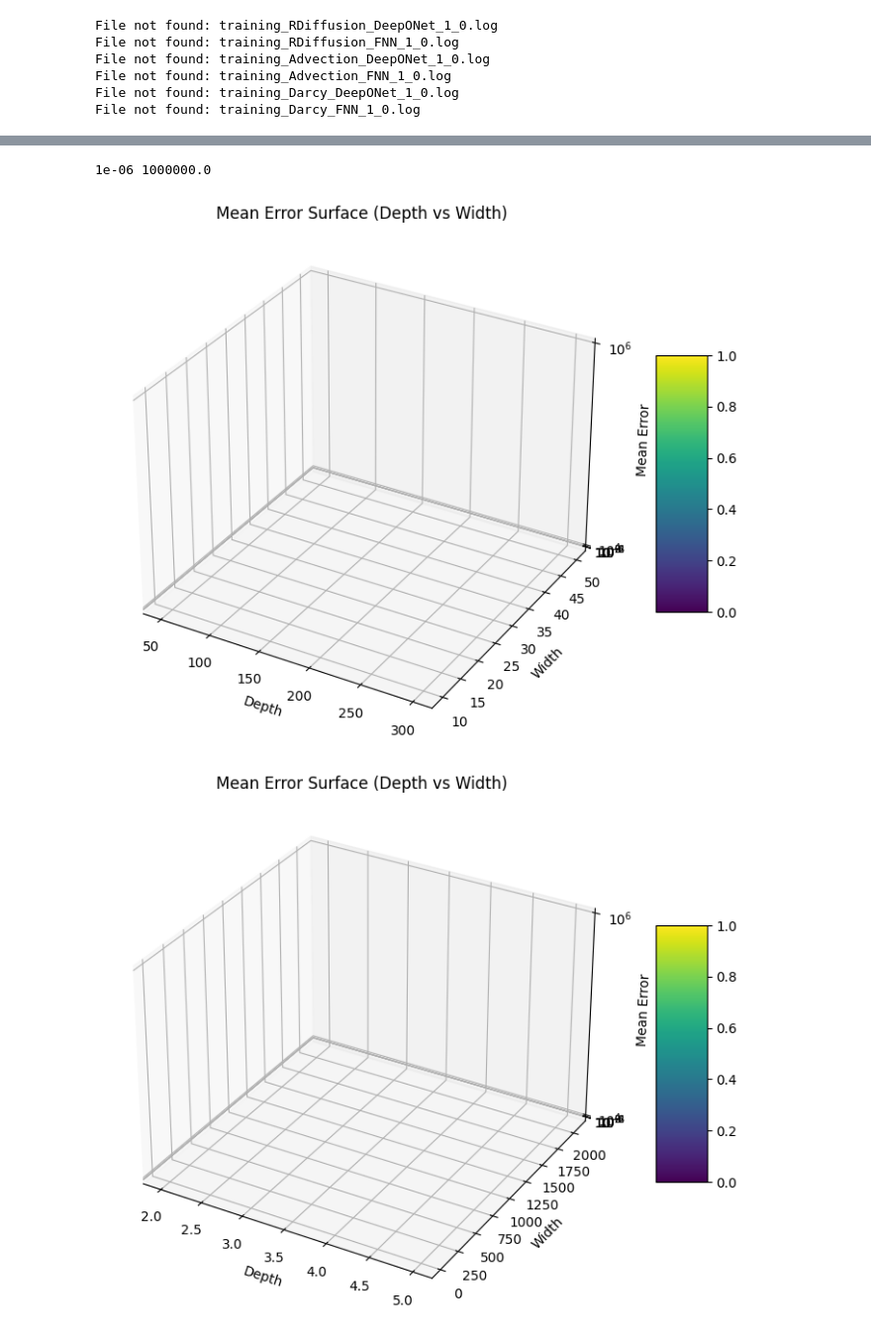
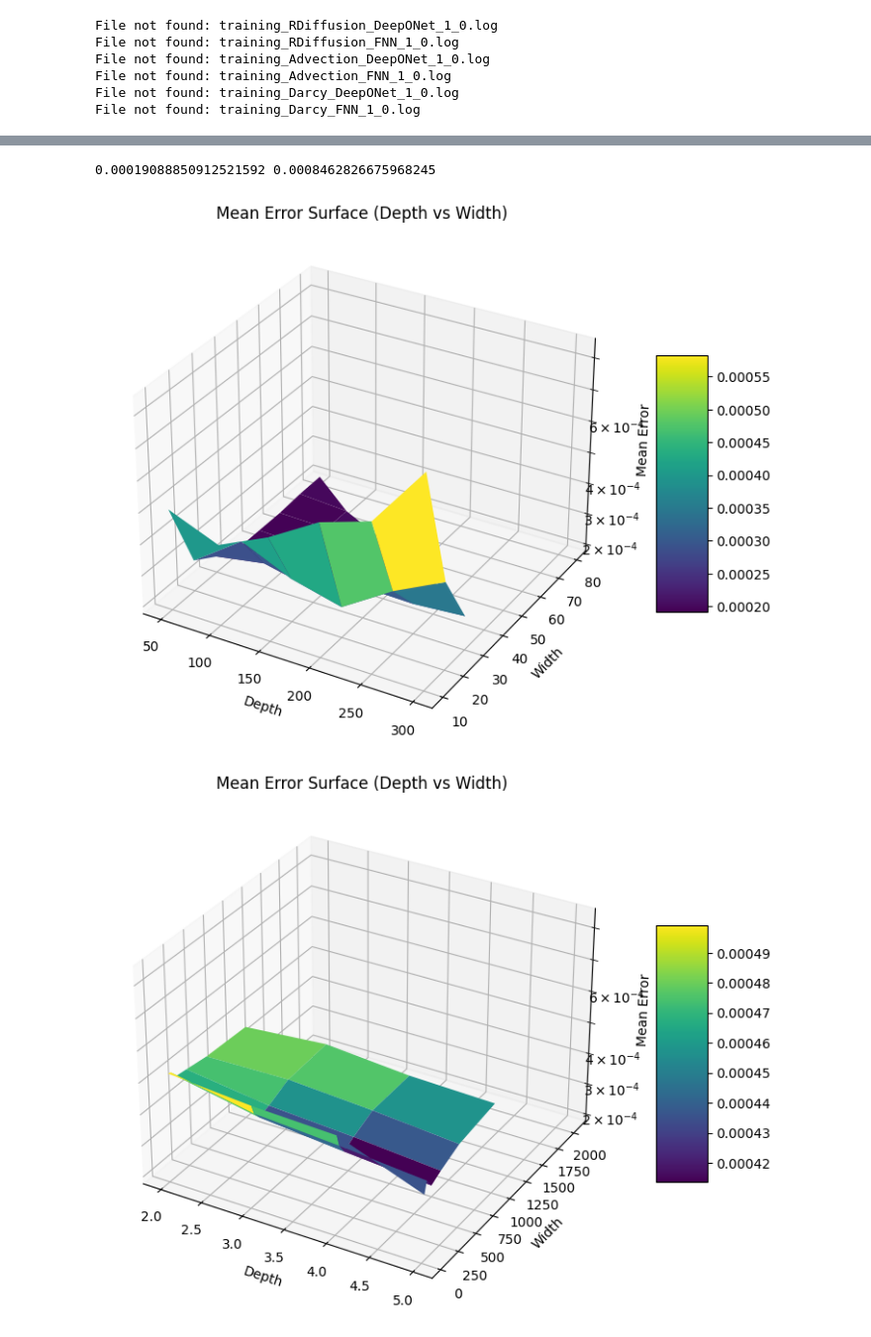
Before and after one commit to Wang-Ruocheng/QuanONet, a Jupyter notebook: table.ipynb, the cells around one changed output, grey strips where cells are left out. Shown: that part at 99% size. Cells and saved outputs as stored; diff of their text form; code cells hidden in the pictures.

```diff
--- a/table.ipynb
+++ b/table.ipynb
@@ -1,3 +1,6 @@
+# %%
+branch_depths = [50, 100, 150, 200, 250, 300]
+trunk_depths = [10, 20, 30, 40, 50, 60, 70, 80]
 # %%
 import os
 import json
@@ -179,8 +182,8 @@ import os
 import numpy as np
 
 # 参数范围
-a_list = [50, 100, 150, 200, 250, 300]
-b_list = [10, 20, 30, 40, 50]
+a_list = [50, 100, 150, 200, 250]
+b_list = [10, 20, 30, 40, 50, 60, 70, 80]
 seed_list = [0, 1, 2, 3, 4]
 # seed_list = [4]
 results = {}
@@ -189,7 +192,7 @@ for a in a_list:
     for b in b_list:
         results[a][b] = {}
         for seed in seed_list:
-            file_path = f"melt_2/logs/Inverse/training_Inverse_TF-QuanONet_2_[{a}, 2, {b}, 2]_seed{seed}_.json"
+            file_path = f"melt_quanonet_dim4/logs/Inverse/training_Inverse_TF-QuanONet_2_[{a}, 2, {b}, 2]_seed{seed}_.json"
             if os.path.exists(file_path):
                 with open(file_path, "r") as f:
                     data = json.load(f)
@@ -251,7 +257,7 @@ for depth in depths:
         results[depth][width] = {}
         for seed in seeds:
             results[depth][width][seed] = None
-            output_path = f"melt_DeepONet_4/melt_DeepONet_({depth}, {width}, {depth}, {width})_{seed}.log"
+            output_path = f"melt_deeponet_dim4/melt_DeepONet_({depth}, {width}, {depth}, {width})_{seed}.log"
             if not os.path.exists(output_path):
                 # print(f"File not found: {output_path}")
                 continue
@@ -297,7 +303,7 @@ results = {}
 for depth in depths:
     for width in widths:
         output_paths = [
-            f"melt_DeepONet_4/melt_DeepONet_({depth}, {width}, {depth}, {width})_{seed}.log"
+            f"melt_deeponet_dim4/melt_DeepONet_({depth}, {width}, {depth}, {width})_{seed}.log"
             for seed in seeds
         ]
 
@@ -387,8 +393,8 @@ import json
 import matplotlib.pyplot as plt
 plt.figure(figsize=(8,5))
 # 读取 json 文件
-a_list = [50, 100, 150, 200, 250, 300]
-b_list = [10, 20, 30, 40, 50]
+a_list = branch_depths
+b_list = trunk_depths
 seed_list = [0, 1, 2, 3, 4]
 # seed_list = [4]
 results = {}
@@ -403,7 +409,7 @@ for  a in a_list:
     qon_low_loss[a] = {}
     for b in b_list:
         output_paths = [
-            f"/mnt/nas-new/home/yange/wangruocheng/QON/melt_2/logs/Inverse/training_Inverse_TF-QuanONet_2_[{a}, 2, {b}, 2]_seed{seed}_.json"
+            f"melt_quanonet_dim4/logs/Inverse/training_Inverse_TF-QuanONet_2_[{a}, 2, {b}, 2]_seed{seed}_.json"
             for seed in seed_list
         ]
 
@@ -517,6 +520,6 @@ plt.show()
-1e-06 1000000.0
+0.00019088850912521592 0.0008462826675968245
-[figure, old version]
+[figure, new version]
-[figure, old version]
+[figure, new version]
 # %%
 import numpy as np
 import matplotlib.pyplot as plt
```
Also changed, not shown: parts of 7 cells of this notebook, 9 other files.
